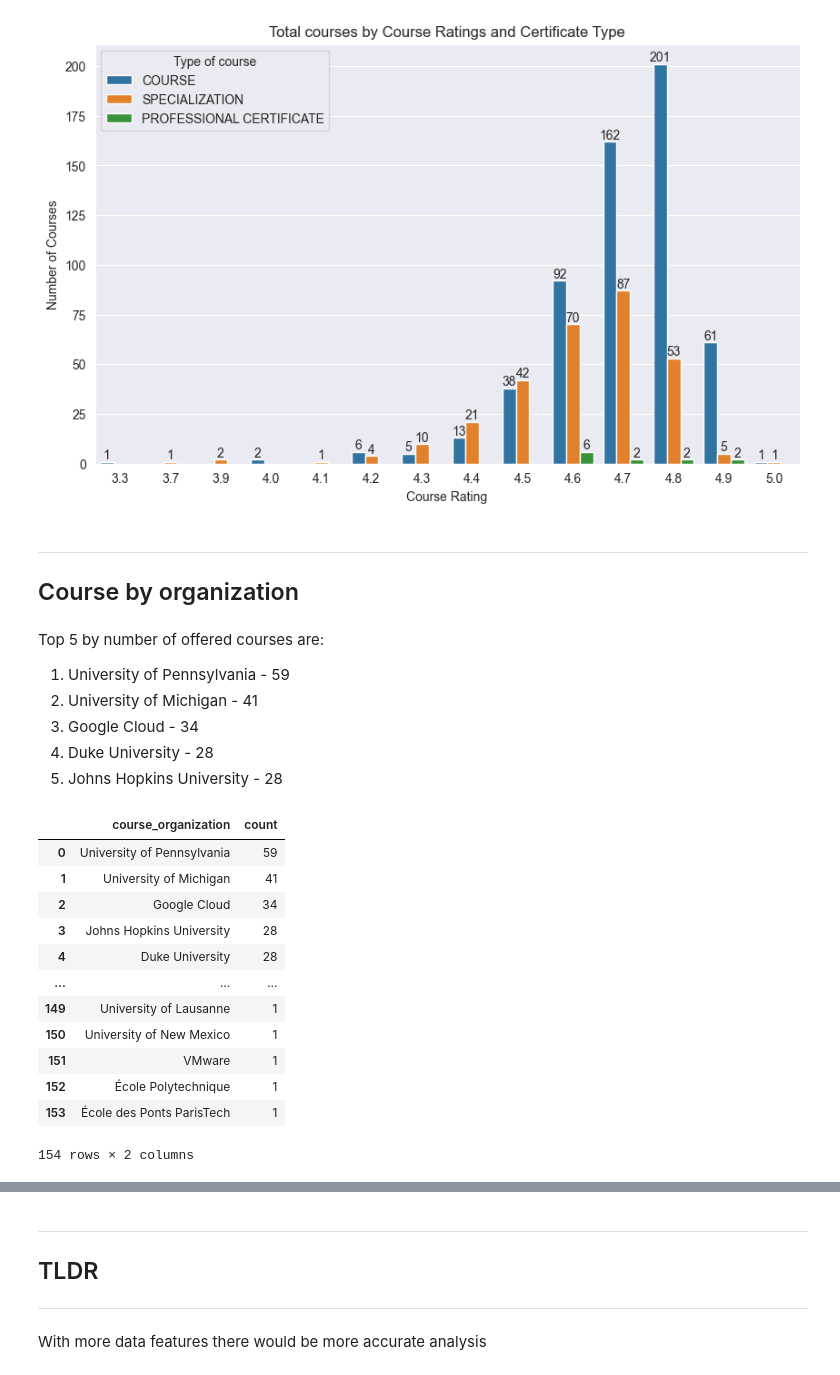
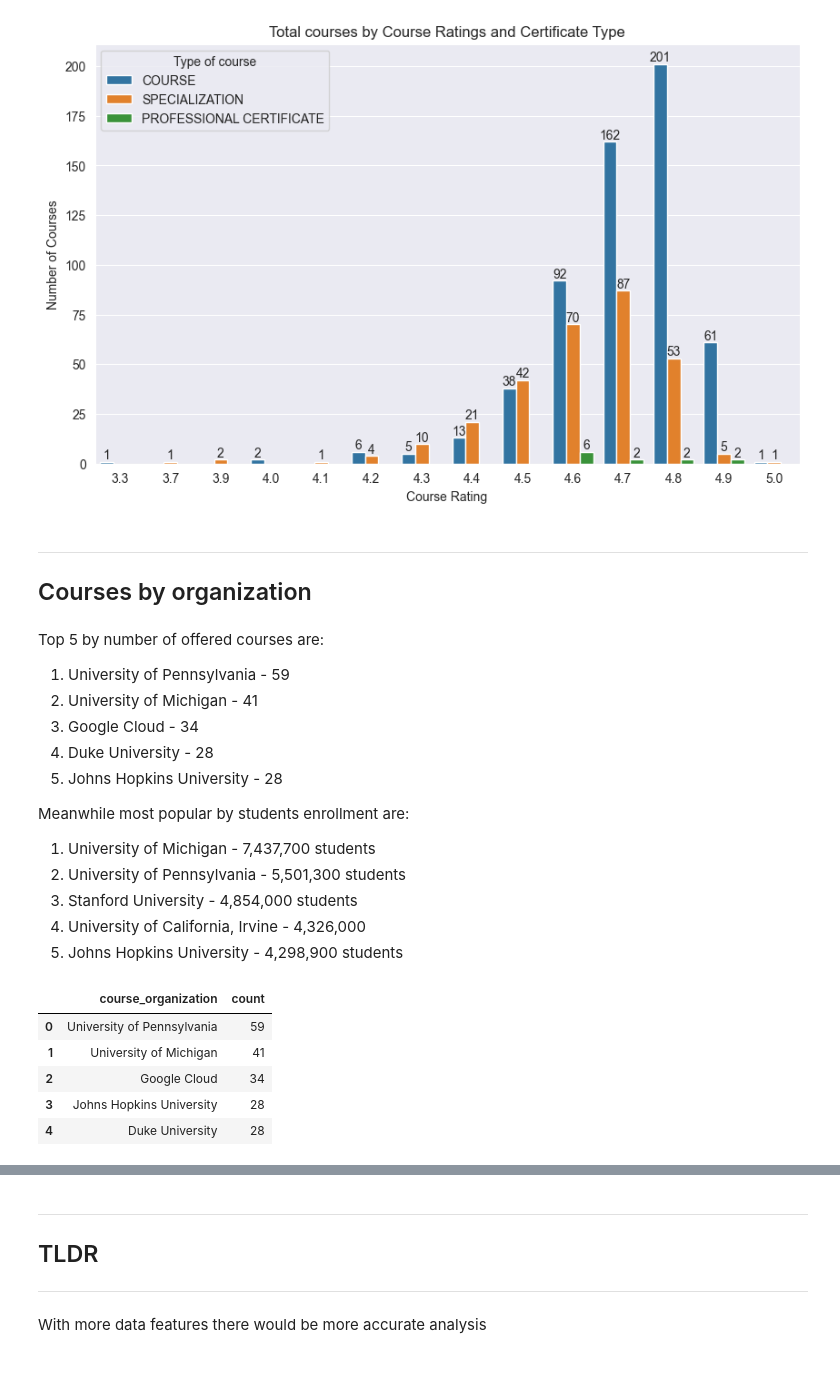
Before and after one commit to Rauzis/datavisual, a Jupyter notebook: Datavisual.ipynb, the cells around one changed output, grey strips where cells are left out. Cells and saved outputs as stored; diff of their text form; code cells hidden in the pictures.

```diff
--- a/Datavisual.ipynb
+++ b/Datavisual.ipynb
@@ -314,7 +327,7 @@ plt.show()
 [figure]
 # %% [markdown]
 ***
-## Course by organization
+## Courses by organization
 # %% [markdown]
 Top 5 by number of offered courses are:
 1. University of Pennsylvania - 59
@@ -322,21 +335,21 @@ Top 5 by number of offered courses are:
 3. Google Cloud - 34
 4. Duke University - 28
 5. Johns Hopkins University - 28
+
+Meanwhile most popular by students enrollment are:
+1. University of Michigan - 7,437,700 students
+2. University of Pennsylvania - 5,501,300 students
+3. Stanford University - 4,854,000 students
+4. University of California, Irvine - 4,326,000
+5. Johns Hopkins University - 4,298,900 students
 # %%
-reps = df[["course_organization"]].value_counts().reset_index().hea
+reps = df[["course_organization"]].value_counts().reset_index().head()
 reps
 # %% [output]
 |  | course_organization | count |
 | 0 | University of Pennsylvania | 59 |
 | 1 | University of Michigan | 41 |
 | 2 | Google Cloud | 34 |
 | 3 | Johns Hopkins University | 28 |
 | 4 | Duke University | 28 |
-| ... | ... | ... |
-| 149 | University of Lausanne | 1 |
-| 150 | University of New Mexico | 1 |
-| 151 | VMware | 1 |
-| 152 | École Polytechnique | 1 |
-| 153 | École des Ponts ParisTech | 1 |
-154 rows × 2 columns
 # %%
```
Also changed, not shown: parts of 8 cells of this notebook.
